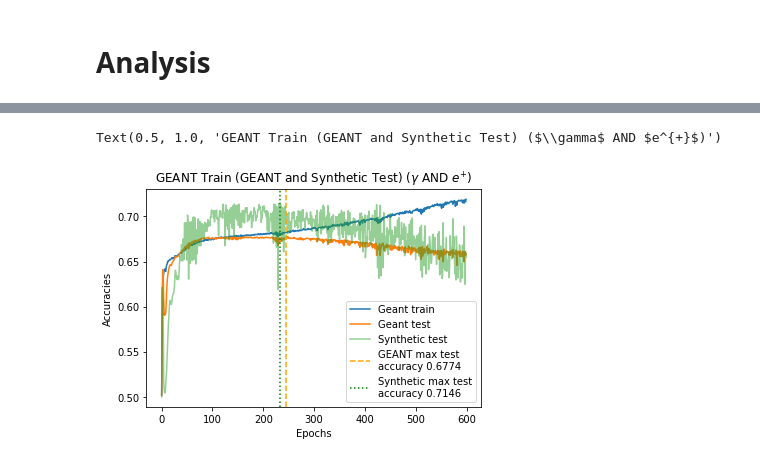
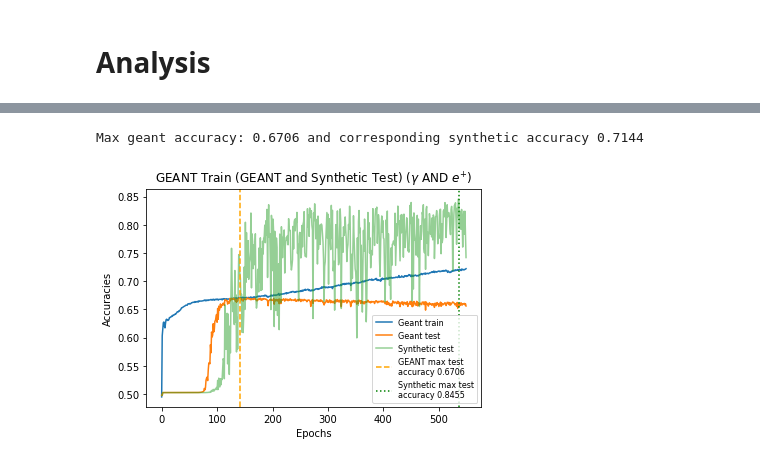
Before and after one commit to QaloSim/CaloQVAE, a Jupyter notebook: notebooks/CaloClassifierV1.ipynb, the cells around one changed output, grey strips where cells are left out. Saved outputs shown, nothing was run; the diff lists cells and outputs as text; code cells hidden in the pictures.

Commit message:
fix: normalized input to classifier to get better results

```diff
--- a/notebooks/CaloClassifierV1.ipynb
+++ b/notebooks/CaloClassifierV1.ipynb
@@ -26,9 +26,13 @@ class DataProcessor():
         # self.gen_piplus = self._BASE+'/CaloQVAE/outputs/2022-12-01/22-29-17/synthetic_images_piplus.pt'
         # self.gen_gamma = self._BASE+'/CaloQVAE/outputs/2022-11-30/18-02-26/synthetic_images_gamma.pt'
         # self.gen_eplus = self._BASE+'/CaloQVAE/outputs/2022-11-30/22-26-46/synthetic_images_eplus.pt'
-        self.gen_piplus = '/fast_scratch_1/CaloData/SyntheticImages/synthetic_images_piplus.pt'
-        self.gen_gamma = '/fast_scratch_1/CaloData/SyntheticImages/synthetic_images_gamma.pt'
-        self.gen_eplus = '/fast_scratch_1/CaloData/SyntheticImages/synthetic_images_eplus.pt'
+        #self.gen_piplus = '/fast_scratch_1/CaloData/SyntheticImages/synthetic_images_piplus.pt'
+        #self.gen_gamma = '/fast_scratch_1/CaloData/SyntheticImages/synthetic_images_gamma.pt'
+        #self.gen_eplus = '/fast_scratch_1/CaloData/SyntheticImages/synthetic_images_eplus.pt'
+        self.gen_piplus = '/fast_scratch_1/Scaled_synthetic_images/Synthetic_images_scaled_piplus.pt'
+        self.gen_gamma = '/fast_scratch_1/Scaled_synthetic_images/Synthetic_images_scaled_gamma.pt'
+        self.gen_eplus = '/fast_scratch_1/Scaled_synthetic_images/Synthetic_images_scaled_eplus.pt'
+
         self.gen_dict = {
             'gen_piplus': self.gen_piplus,
             'gen_gamma': self.gen_gamma,
@@ -63,6 +67,11 @@ class DataProcessor():
             gen_dataset = gen_dataset[rand_perm].float()
             gen_targets = gen_targets[rand_perm]
         # may need to pass the synthetic inputs through a RELU
+        gen_dataset = func.normalize(gen_dataset)
+#         gen_cap = 60000
+#         gen_dataset = gen_dataset[:60000]
+#         gen_targets = gen_targets[:60000]
+        print(gen_targets)
         return gen_dataset, gen_targets
 
     def get_geant_dataset(self):
@@ -78,6 +87,7 @@ class DataProcessor():
             rand_perm = torch.randperm(full_dataset.size(0))
             full_dataset = full_dataset[rand_perm].float()
             targets = targets[rand_perm]
+        full_dataset = func.normalize(full_dataset)
         return full_dataset, targets
 
     def train_test_split(self, geant = True):
@@ -184,10 +234,11 @@ def fit(particle_one, particle_two, geant_train = True, num_epochs=40, display_e
 # e+/pi+ and e+/gamma
 # %%
 obj_vals, train_accuracies, valid_accuracies, aux_accuracies, num_epochs, model = fit(
-    'piplus', 'eplus',
+    'gamma', 'eplus',
     geant_train=True,
-    num_epochs=10,
-    display_epochs=1,
-    lr=0.0005)
+    num_epochs=900,
+    display_epochs=50,
+    lr=0.0001     #0.00075
+)
 # %% [output]
 Dimensions: train : torch.Size([140000, 504]); target: torch.Size([140000]); valid: torch.Size([60000, 504]); valid_target: torch.Size([60000])
@@ -213,18 +407,19 @@ plt.plot(range(num_epochs), obj_vals) # plot loss function
 # %%
 # plot accuracies
 plt.plot(range(num_epochs), train_accuracies, label="Geant train")
 plt.plot(range(num_epochs), valid_accuracies, label="Geant test")
 plt.plot(range(num_epochs), aux_accuracies, label="Synthetic test", alpha=0.5)
 max_valid_accuracy = max(valid_accuracies)
 max_valid_index = valid_accuracies.index(max_valid_accuracy)+1
 max_aux_accuracy = max(aux_accuracies)
 max_aux_index = aux_accuracies.index(max_aux_accuracy)+1
 plt.axvline(x=(max_valid_index), color='orange', linestyle='--', label="GEANT max test\naccuracy {:.4f}".format(max_valid_accuracy))
 plt.axvline(x=(max_aux_index), color='green', linestyle=':', label="Synthetic max test\naccuracy {:.4f}".format(max_aux_accuracy))
 plt.xlabel('Epochs')
 plt.ylabel('Accuracies')
-plt.legend(loc="lower right")
+plt.legend(loc="lower right", prop={'size': 8})
 plt.title("GEANT Train (GEANT and Synthetic Test) ($\gamma$ AND $e^{+}$)")
+print("Max geant accuracy: {:.4f} and corresponding synthetic accuracy {:.4f}".format(max_valid_accuracy,aux_accuracies[max_valid_index-1]))
 # %% [output]
-Text(0.5, 1.0, 'GEANT Train (GEANT and Synthetic Test) ($\\gamma$ AND $e^{+}$)')
+Max geant accuracy: 0.6706 and corresponding synthetic accuracy 0.7144
-[figure, old version]
+[figure, new version]
```
Also changed, not shown: parts of 30 cells of this notebook.
